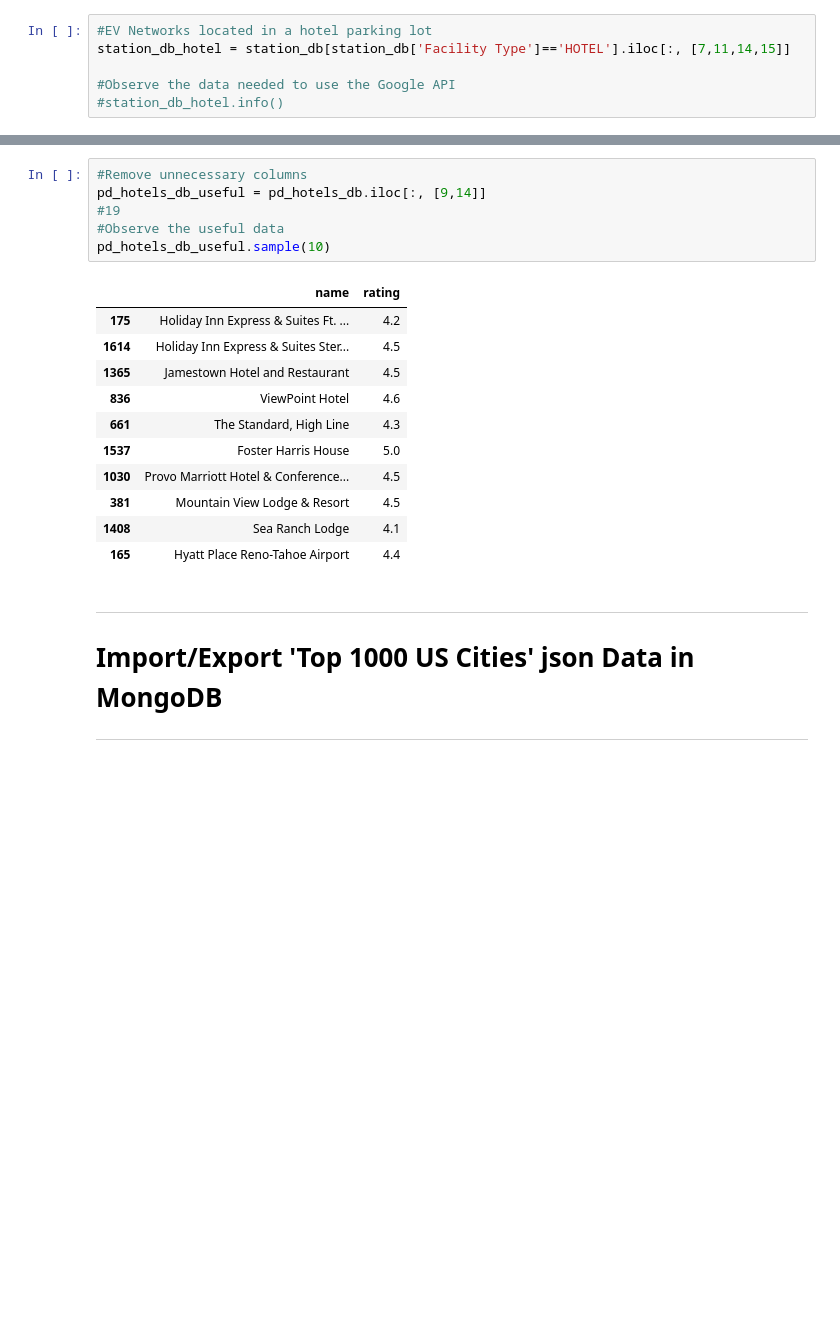
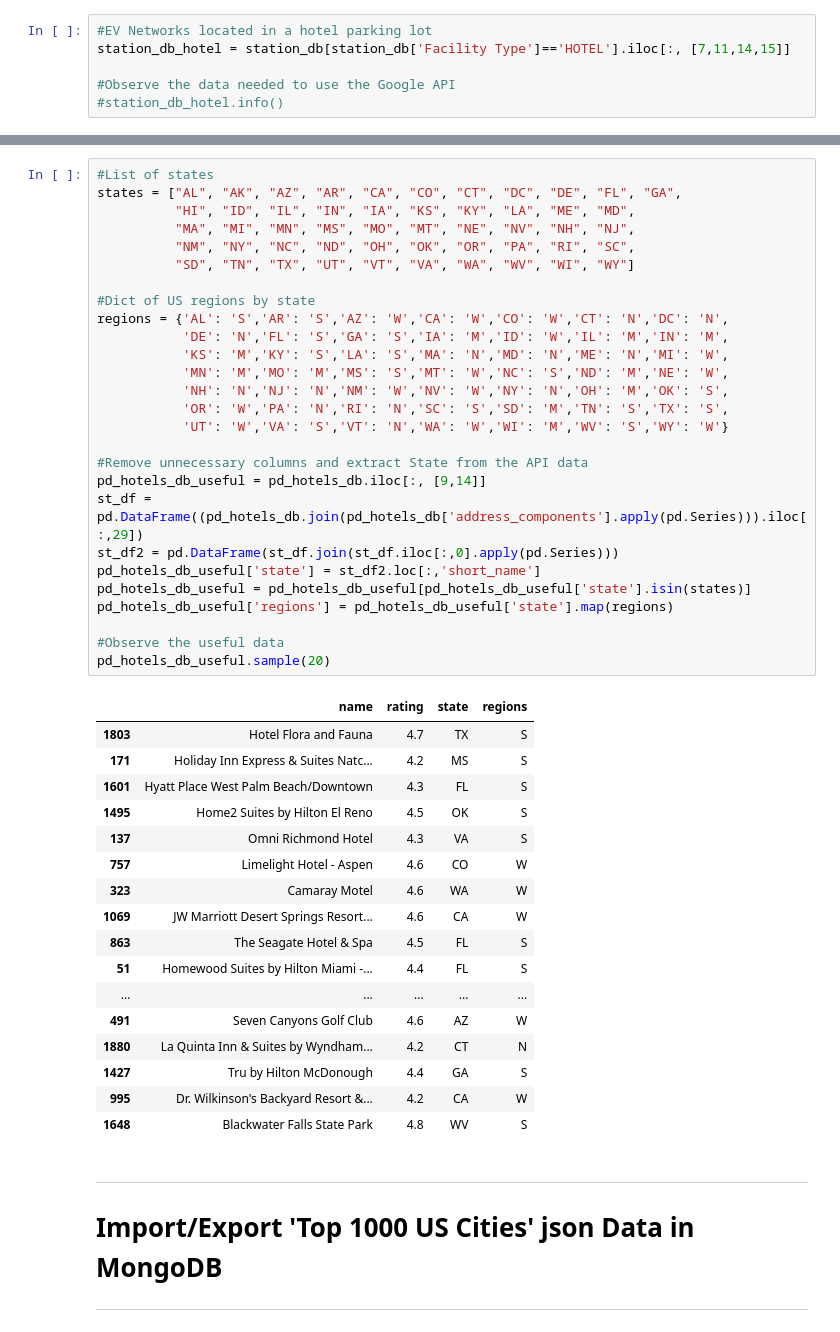
Before and after one commit to louisbove84/CapStone1, a Jupyter notebook: CapStone1.ipynb, the cells around one changed output, grey strips where cells are left out. Cells and saved outputs as stored; diff of their text form; blank space fills up the shorter version.

```diff
--- a/CapStone1.ipynb
+++ b/CapStone1.ipynb
@@ -268,21 +294,48 @@ pd_hotels_db = pd.DataFrame(list(mongo_hotels_collection.find()))
-# %%
-#Remove unnecessary columns
-pd_hotels_db_useful = pd_hotels_db.iloc[:, [9,14]]
-#19
-#Observe the useful data
-pd_hotels_db_useful.sample(10)
-# %% [output]
-|  | name | rating |
-| 175 | Holiday Inn Express & Suites Ft. ... | 4.2 |
-| 1614 | Holiday Inn Express & Suites Ster... | 4.5 |
-| 1365 | Jamestown Hotel and Restaurant | 4.5 |
-| 836 | ViewPoint Hotel | 4.6 |
-| 661 | The Standard, High Line | 4.3 |
-| 1537 | Foster Harris House | 5.0 |
-| 1030 | Provo Marriott Hotel & Conference... | 4.5 |
-| 381 | Mountain View Lodge & Resort | 4.5 |
-| 1408 | Sea Ranch Lodge | 4.1 |
-| 165 | Hyatt Place Reno-Tahoe Airport | 4.4 |
+# %%
+#List of states
+states = ["AL", "AK", "AZ", "AR", "CA", "CO", "CT", "DC", "DE", "FL", "GA",
+          "HI", "ID", "IL", "IN", "IA", "KS", "KY", "LA", "ME", "MD",
+          "MA", "MI", "MN", "MS", "MO", "MT", "NE", "NV", "NH", "NJ",
+          "NM", "NY", "NC", "ND", "OH", "OK", "OR", "PA", "RI", "SC",
+          "SD", "TN", "TX", "UT", "VT", "VA", "WA", "WV", "WI", "WY"]
+
+#Dict of US regions by state
+regions = {'AL': 'S','AR': 'S','AZ': 'W','CA': 'W','CO': 'W','CT': 'N','DC': 'N',
+           'DE': 'N','FL': 'S','GA': 'S','IA': 'M','ID': 'W','IL': 'M','IN': 'M',
+           'KS': 'M','KY': 'S','LA': 'S','MA': 'N','MD': 'N','ME': 'N','MI': 'W',
+           'MN': 'M','MO': 'M','MS': 'S','MT': 'W','NC': 'S','ND': 'M','NE': 'W',
+           'NH': 'N','NJ': 'N','NM': 'W','NV': 'W','NY': 'N','OH': 'M','OK': 'S',
+           'OR': 'W','PA': 'N','RI': 'N','SC': 'S','SD': 'M','TN': 'S','TX': 'S',
+           'UT': 'W','VA': 'S','VT': 'N','WA': 'W','WI': 'M','WV': 'S','WY': 'W'}
+
+#Remove unnecessary columns and extract State from the API data
+pd_hotels_db_useful = pd_hotels_db.iloc[:, [9,14]]
+st_df = pd.DataFrame((pd_hotels_db.join(pd_hotels_db['address_components'].apply(pd.Series))).iloc[:,29])
+st_df2 = pd.DataFrame(st_df.join(st_df.iloc[:,0].apply(pd.Series)))
+pd_hotels_db_useful['state'] = st_df2.loc[:,'short_name']
+pd_hotels_db_useful = pd_hotels_db_useful[pd_hotels_db_useful['state'].isin(states)]
+pd_hotels_db_useful['regions'] = pd_hotels_db_useful['state'].map(regions)
+
+#Observe the useful data
+pd_hotels_db_useful.sample(20)
+# %% [output]
+|  | name | rating | state | regions |
+| 1803 | Hotel Flora and Fauna | 4.7 | TX | S |
+| 171 | Holiday Inn Express & Suites Natc... | 4.2 | MS | S |
+| 1601 | Hyatt Place West Palm Beach/Downtown | 4.3 | FL | S |
+| 1495 | Home2 Suites by Hilton El Reno | 4.5 | OK | S |
+| 137 | Omni Richmond Hotel | 4.3 | VA | S |
+| 757 | Limelight Hotel - Aspen | 4.6 | CO | W |
+| 323 | Camaray Motel | 4.6 | WA | W |
+| 1069 | JW Marriott Desert Springs Resort... | 4.6 | CA | W |
+| 863 | The Seagate Hotel & Spa | 4.5 | FL | S |
+| 51 | Homewood Suites by Hilton Miami -... | 4.4 | FL | S |
+| ... | ... | ... | ... | ... |
+| 491 | Seven Canyons Golf Club | 4.6 | AZ | W |
+| 1880 | La Quinta Inn & Suites by Wyndham... | 4.2 | CT | N |
+| 1427 | Tru by Hilton McDonough | 4.4 | GA | S |
+| 995 | Dr. Wilkinson's Backyard Resort &... | 4.2 | CA | W |
+| 1648 | Blackwater Falls State Park | 4.8 | WV | S |
 # %% [markdown]
 _________________________________________________________________
 # Import/Export 'Top 1000 US Cities' json Data in MongoDB
```
Also changed, not shown: parts of 26 cells of this notebook, 12 other files.
